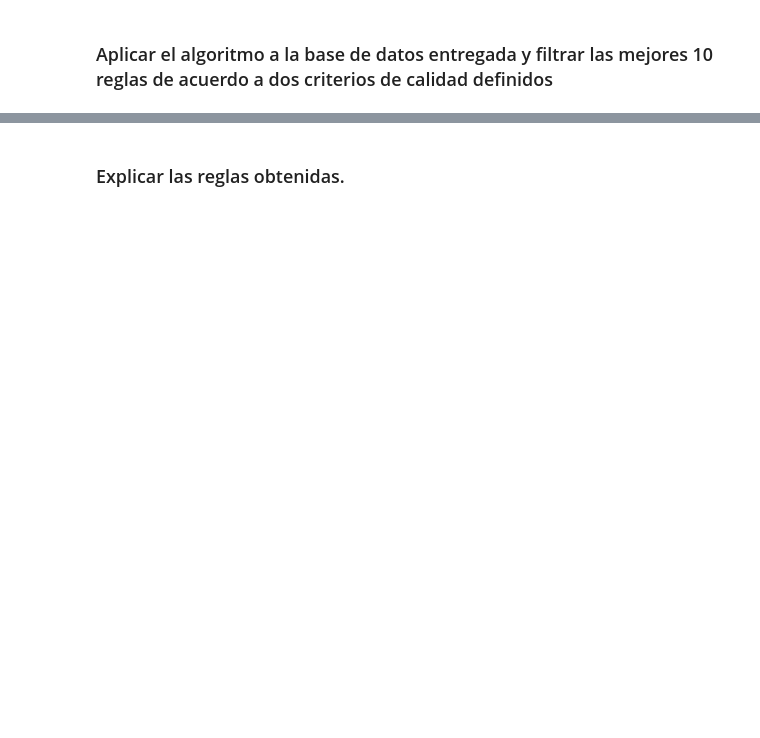
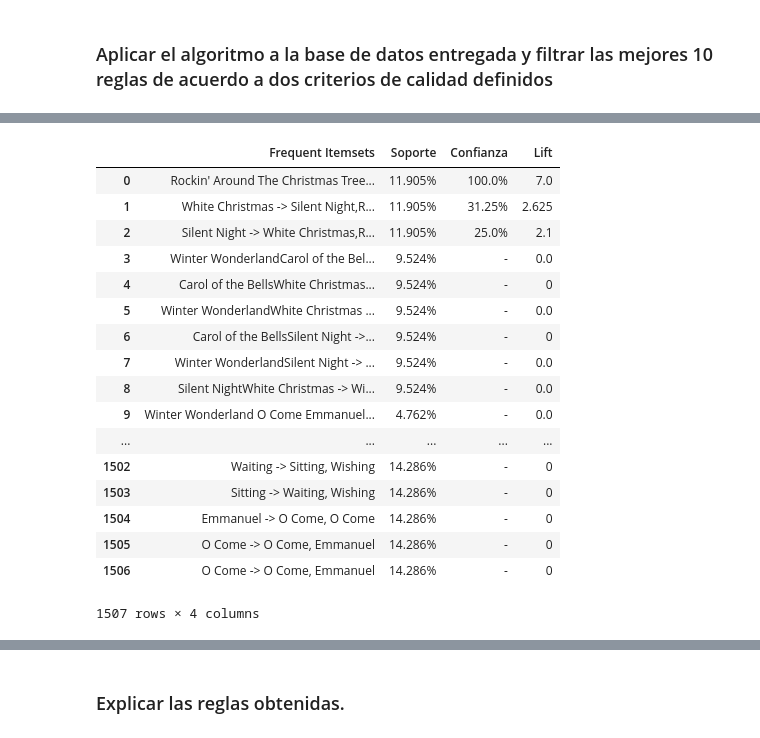
Before and after one commit to FranciscaCerquinho/MineriaDeDatos_FPGrowth, a Jupyter notebook: tarea1.ipynb, the cells around one changed output, grey strips where cells are left out. Saved outputs shown, nothing was run; the diff lists cells and outputs as text; code cells hidden in the pictures; blank space fills up the shorter version.

```diff
--- a/tarea1.ipynb
+++ b/tarea1.ipynb
@@ -46,13 +46,6 @@ Esta tarea consiste en estudiar en profundidad e implementar el algoritmo FP-Gro
 import numpy as np
 import pandas as pd
 import matplotlib.pyplot as plt
-
-min_support = 4
-
-database =  np.load('spotify.npy',allow_pickle=True)
-data_base_array = database.item()
-
-nr_arrays = 300 #len(data_base_array)
 # %% [markdown]
 
 ### Implementar el algoritmo FP-Growth
@@ -561,0 +484,27 @@ df.head(len(tabla_itemsets_moreFreq))
+# %%
+nr_arrays = 600
+min_support = 4
+databaseName = 'spotify.npy'
+
+def fit(databaseName,nr_arrays,min_support):
+
+    databaseArray= getDatabaseArray(databaseName)
+
+    itemsSupport = getItemsSupport(databaseArray,nr_arrays)
+
+    elemsWithoutSupportMin = deleteElemsWithoutSupportMin(itemsSupport,min_support)
+
+    itemSetOrdered = orderItemSet(databaseArray,elemsWithoutSupportMin,nr_arrays)
+
+    conditionalPatternArray = getConditionalPattern_array(itemSetOrdered,elemsWithoutSupportMin)
+
+    commonsItems = getCommonsItems(conditionalPatternArray)
+
+    frequentPatterns = getFrequentPattern(commonsItems)
+
+    frequentItems = getFrequentItems(frequentPatterns,elemsWithoutSupportMin)
+
+    return itemsSupport,elemsWithoutSupportMin,itemSetOrdered,conditionalPatternArray,commonsItems,frequentPatterns,frequentItems
+
+#Función Fit -> llamada
+itemsSupport,elemsWithoutSupportMin,itemSetOrdered,conditionalPatternArray,commonsItems,frequentPatterns,frequentItems = fit(databaseName,nr_arrays,min_support)
@@ -561,0 +649,4 @@ df.head(len(tabla_itemsets_moreFreq))
+# %%
+# Tabla con los itemset más frecuentes (itemsSupport + dict_frequent_pattern)
+tableFrequentItems,lenTableVals = frequentItemsTable(frequentItems)
+tableFrequentItems.head(lenTableVals)
@@ -673,0 +771,22 @@ df.head(len(table_vals))
+# %%
+dict_itemsets_conf_sup,df, lenTableVals = generate(frequentItems)
+df.head(lenTableVals)
+# %% [output]
+|  | Frequent Itemsets | Soporte | Confianza | Lift |
+| 0 | Rockin' Around The Christmas Tree... | 11.905% | 100.0% | 7.0 |
+| 1 | White Christmas -> Silent Night,R... | 11.905% | 31.25% | 2.625 |
+| 2 | Silent Night -> White Christmas,R... | 11.905% | 25.0% | 2.1 |
+| 3 | Winter WonderlandCarol of the Bel... | 9.524% | - | 0.0 |
+| 4 | Carol of the BellsWhite Christmas... | 9.524% | - | 0 |
+| 5 | Winter WonderlandWhite Christmas ... | 9.524% | - | 0.0 |
+| 6 | Carol of the BellsSilent Night ->... | 9.524% | - | 0 |
+| 7 | Winter WonderlandSilent Night -> ... | 9.524% | - | 0.0 |
+| 8 | Silent NightWhite Christmas -> Wi... | 9.524% | - | 0.0 |
+| 9 | Winter Wonderland O Come Emmanuel... | 4.762% | - | 0.0 |
+| ... | ... | ... | ... | ... |
+| 1502 | Waiting -> Sitting, Wishing | 14.286% | - | 0 |
+| 1503 | Sitting -> Waiting, Wishing | 14.286% | - | 0 |
+| 1504 | Emmanuel -> O Come, O Come | 14.286% | - | 0 |
+| 1505 | O Come -> O Come, Emmanuel | 14.286% | - | 0 |
+| 1506 | O Come -> O Come, Emmanuel | 14.286% | - | 0 |
+1507 rows × 4 columns
```
Also changed, not shown: parts of 27 cells of this notebook.
